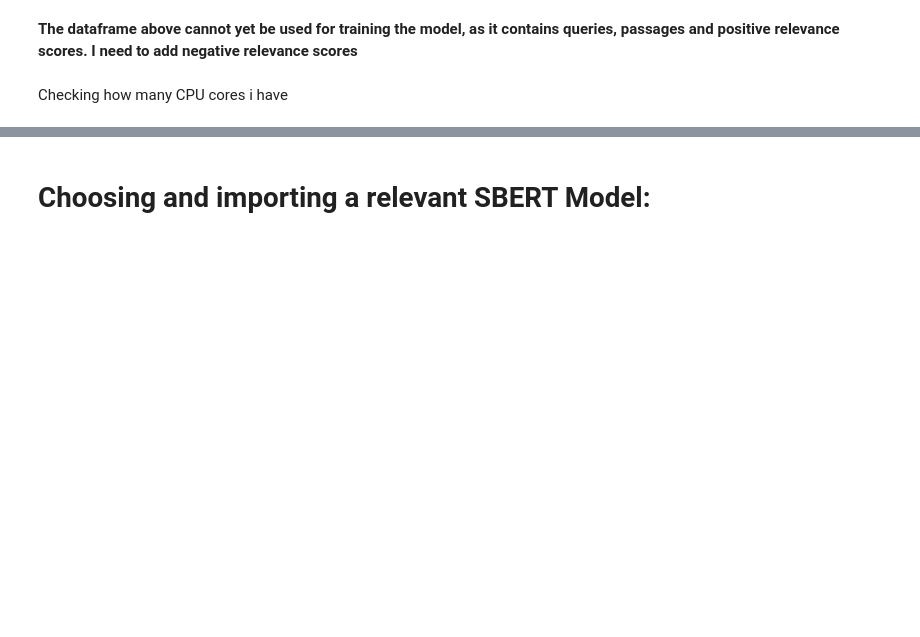
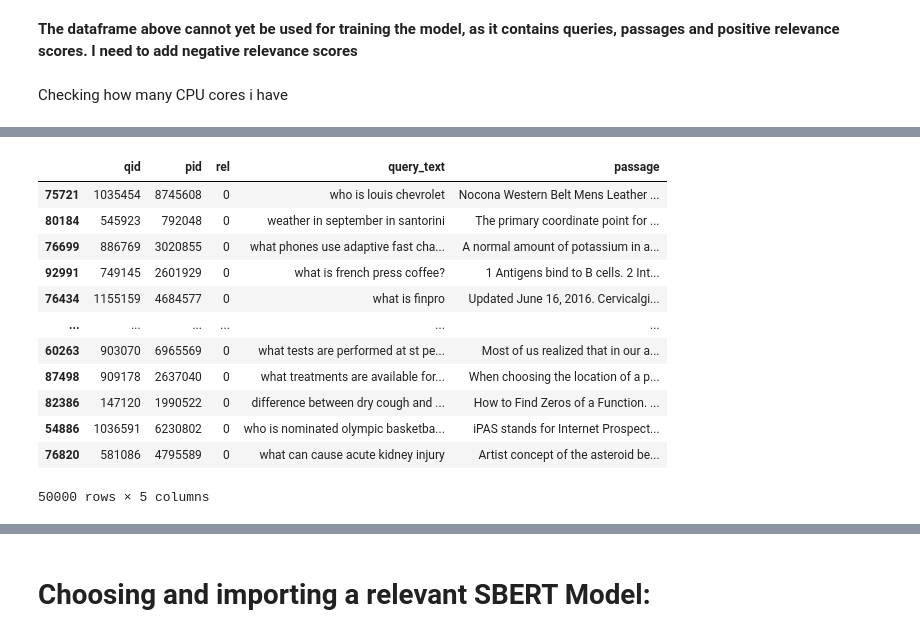
Before and after one commit to kasey-purvor/Latent_semantic_index_SearchEngine, a Jupyter notebook: SBERT_TRAINING.ipynb, the cells around one changed output, grey strips where cells are left out. Cells and saved outputs as stored; diff of their text form; code cells hidden in the pictures; blank space fills up the shorter version.

```diff
--- a/SBERT_TRAINING.ipynb
+++ b/SBERT_TRAINING.ipynb
@@ -347,0 +427,16 @@ df_all_sub = pd.concat([df_all_pos_sub, df_all_neg_sub], ignore_index=True)
+# %%
+df_negative_pairs
+# %% [output]
+|  | qid | pid | rel | query_text | passage |
+| 75721 | 1035454 | 8745608 | 0 | who is louis chevrolet | Nocona Western Belt Mens Leather ... |
+| 80184 | 545923 | 792048 | 0 | weather in september in santorini | The primary coordinate point for ... |
+| 76699 | 886769 | 3020855 | 0 | what phones use adaptive fast cha... | A normal amount of potassium in a... |
+| 92991 | 749145 | 2601929 | 0 | what is french press coffee? | 1 Antigens bind to B cells. 2 Int... |
+| 76434 | 1155159 | 4684577 | 0 | what is finpro | Updated June 16, 2016. Cervicalgi... |
+| ... | ... | ... | ... | ... | ... |
+| 60263 | 903070 | 6965569 | 0 | what tests are performed at st pe... | Most of us realized that in our a... |
+| 87498 | 909178 | 2637040 | 0 | what treatments are available for... | When choosing the location of a p... |
+| 82386 | 147120 | 1990522 | 0 | difference between dry cough and ... | How to Find Zeros of a Function. ... |
+| 54886 | 1036591 | 6230802 | 0 | who is nominated olympic basketba... | iPAS stands for Internet Prospect... |
+| 76820 | 581086 | 4795589 | 0 | what can cause acute kidney injury | Artist concept of the asteroid be... |
+50000 rows × 5 columns
```
Also changed, not shown: parts of 46 cells of this notebook.
